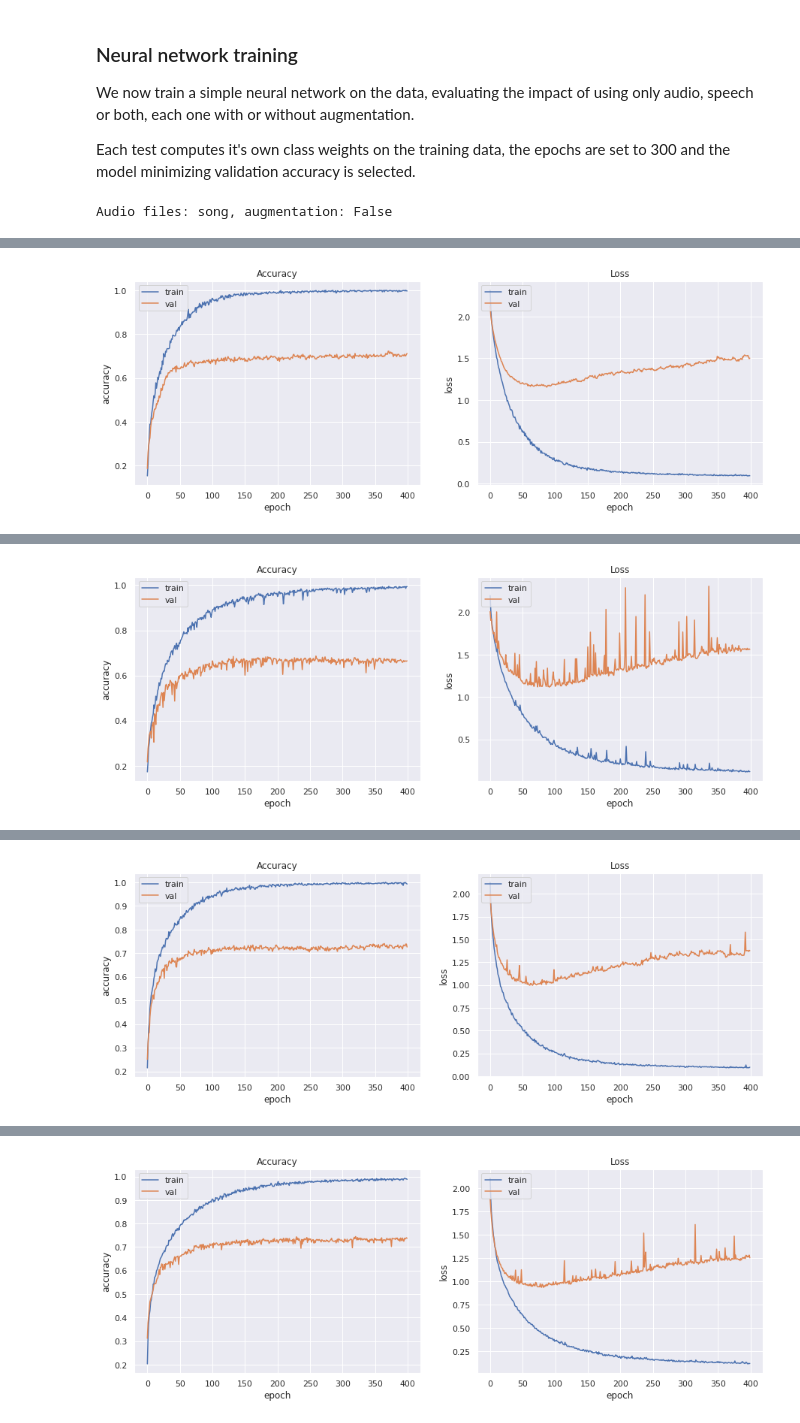
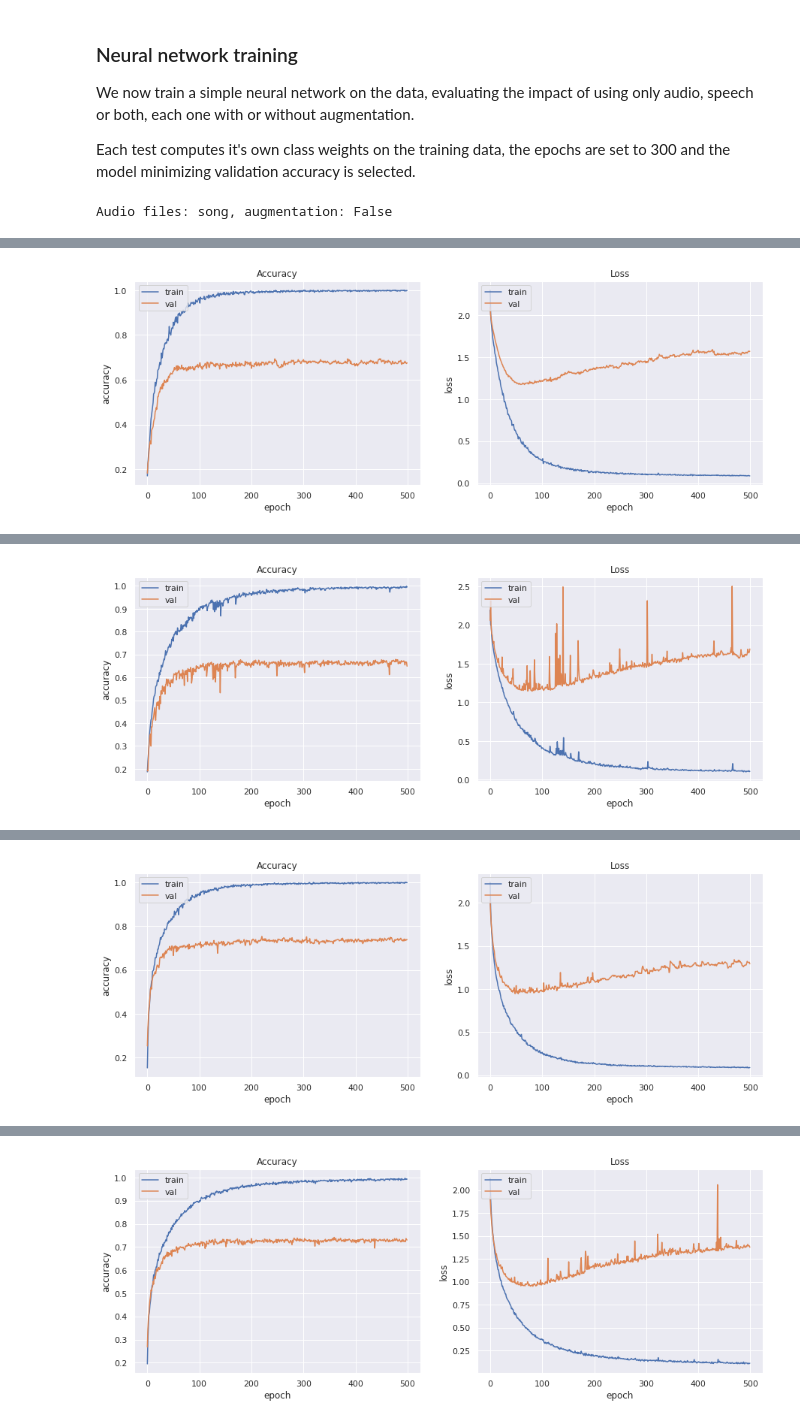
Before and after one commit to tomfran/ravdess-ser, a Jupyter notebook: notebook.ipynb, the cells around one changed output, grey strips where cells are left out. Drawn from its saved outputs; the diff is of its cells as text; code cells hidden in the pictures.

```diff
--- a/notebook.ipynb
+++ b/notebook.ipynb
@@ -37,7 +37,8 @@ Data found on disk
 After extracting features, the first part of the project consists in comparing the performance of Neural Networks, SVM and K-NN. They are tested on the emotion label.
 # %%
 d = Dataset(data, augment=True)
-X_train, X_val, X_test, y_train, y_val, y_test = d.get_training_data("merge", train_perc=0.6, val_perc=0.2)
+X_train, X_val, X_test, y_train, y_val, y_test = d.get_training_data(data="merge", label="emotion",
+                                                                     train_perc=0.6, val_perc=0.2)
 X_train.shape, X_val.shape, X_test.shape
 # %% [output]
 ((2885, 312), (963, 312), (481, 312))
@@ -106,9 +107,9 @@ def build_nn():
     model.compile(optimizer='sgd', loss=SparseCategoricalCrossentropy(), metrics=["accuracy"])
     return model
 
-def train_nn(train_data, val_data, test_data, verbose):
+def train_nn(train_data, val_data, test_data, build_fun, epochs, verbose):
 
-    m = build_nn()
+    m = build_fun()
     model_checkpoint_callback = tf.keras.callbacks.ModelCheckpoint(
         filepath="data/models/nn.hdf5",
         save_weights_only=True,
@@ -116,9 +117,9 @@ def train_nn(train_data, val_data, test_data, verbose):
         mode='max',
         save_best_only=True)
 
-    w = class_weight(y_train)
+    w = class_weight(train_data[1])
     history = m.fit(train_data[0], train_data[1], validation_data=val_data,
-                        epochs=400, verbose=verbose, callbacks=[model_checkpoint_callback], class_weight=w)
+                        epochs=epochs, verbose=verbose, callbacks=[model_checkpoint_callback], class_weight=w)
     plot_history(history)
 
     m.load_weights("data/models/nn.hdf5")
@@ -130,7 +131,7 @@ setups = zip(["song", "song", "speech", "speech", "merge", "merge"], [False, Tru
 
 for mode in setups:
     print(f"\nAudio files: {mode[0]}, augmentation: {mode[1]}")
-    X_train, X_val, X_test, y_train, y_val, y_test = Dataset(data, augment=mode[1]).get_training_data(mode[0], train_perc=0.6, val_perc=0.2)
-    _, _ = train_nn((X_train, y_train), (X_val, y_val), (X_test, y_test), verbose=0)
+    X_train, X_val, X_test, y_train, y_val, y_test = Dataset(data, augment=mode[1]).get_training_data(mode[0], "emotion", train_perc=0.6, val_perc=0.2)
+    _, _ = train_nn((X_train, y_train), (X_val, y_val), (X_test, y_test), build_nn, epochs=500, verbose=0)
 # %% [output]
 Audio files: song, augmentation: False
@@ -143,3 +144,3 @@ TEST: Loss: 0.42706188559532166, accuracy: 0.8888888955116272
 
 Audio files: speech, augmentation: False
-[figure, old version]
+[figure, new version]
@@ -147,3 +148,3 @@ TEST: Loss: 1.564424753189087, accuracy: 0.6373239159584045
 
 Audio files: speech, augmentation: True
-[figure, old version]
+[figure, new version]
@@ -151,3 +152,3 @@ TEST: Loss: 1.6822257041931152, accuracy: 0.6197183132171631
 
 Audio files: merge, augmentation: False
-[figure, old version]
+[figure, new version]
@@ -155,3 +156,3 @@ TEST: Loss: 1.053187370300293, accuracy: 0.7359667420387268
 
 Audio files: merge, augmentation: True
-[figure, old version]
+[figure, new version]
```
Also changed, not shown: parts of 11 cells of this notebook, 4 other files.
